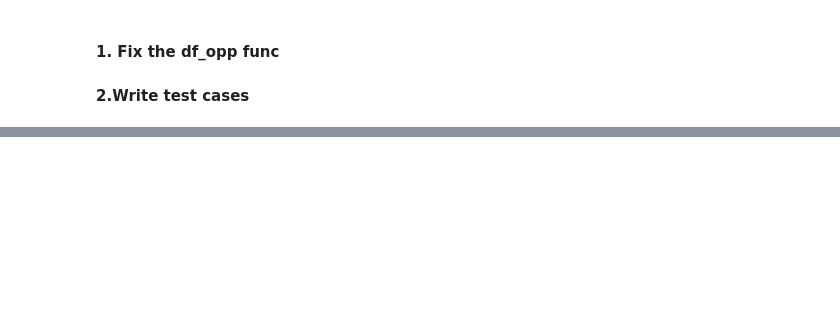
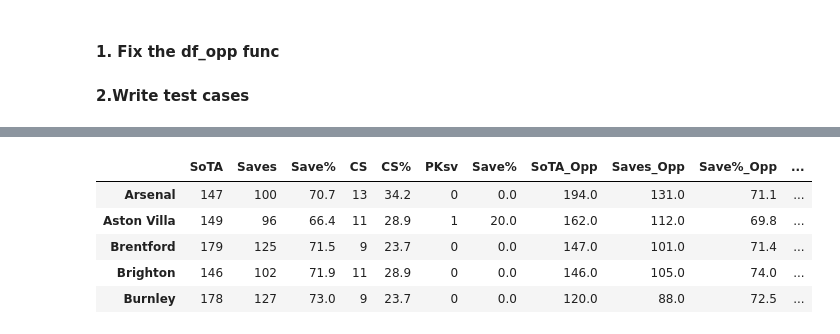
Before and after one commit to p13kara33/FootballData, a Jupyter notebook: footballdata/test_fbref.ipynb, the cells around one changed output, grey strips where cells are left out. Cells and saved outputs as stored; diff of their text form; code cells hidden in the pictures; blank space fills up the shorter version.

```diff
--- a/footballdata/test_fbref.ipynb
+++ b/footballdata/test_fbref.ipynb
@@ -92,0 +104,12 @@ df
+# %%
+from library import edit_gk_talbes
+
+df1 = edit_gk_talbes(my_list[4].copy(), my_list[5].copy())
+df1.head()
+# %% [output]
+|  | SoTA | Saves | Save% | CS | CS% | PKsv | Save% | SoTA_Opp | Saves_Opp | Save%_Opp | ... |
+| Arsenal | 147 | 100 | 70.7 | 13 | 34.2 | 0 | 0.0 | 194.0 | 131.0 | 71.1 | ... |
+| Aston Villa | 149 | 96 | 66.4 | 11 | 28.9 | 1 | 20.0 | 162.0 | 112.0 | 69.8 | ... |
+| Brentford | 179 | 125 | 71.5 | 9 | 23.7 | 0 | 0.0 | 147.0 | 101.0 | 71.4 | ... |
+| Brighton | 146 | 102 | 71.9 | 11 | 28.9 | 0 | 0.0 | 146.0 | 105.0 | 74.0 | ... |
+| Burnley | 178 | 127 | 73.0 | 9 | 23.7 | 0 | 0.0 | 120.0 | 88.0 | 72.5 | ... |
```
Also changed, not shown: parts of 7 cells of this notebook, 1 other file.
